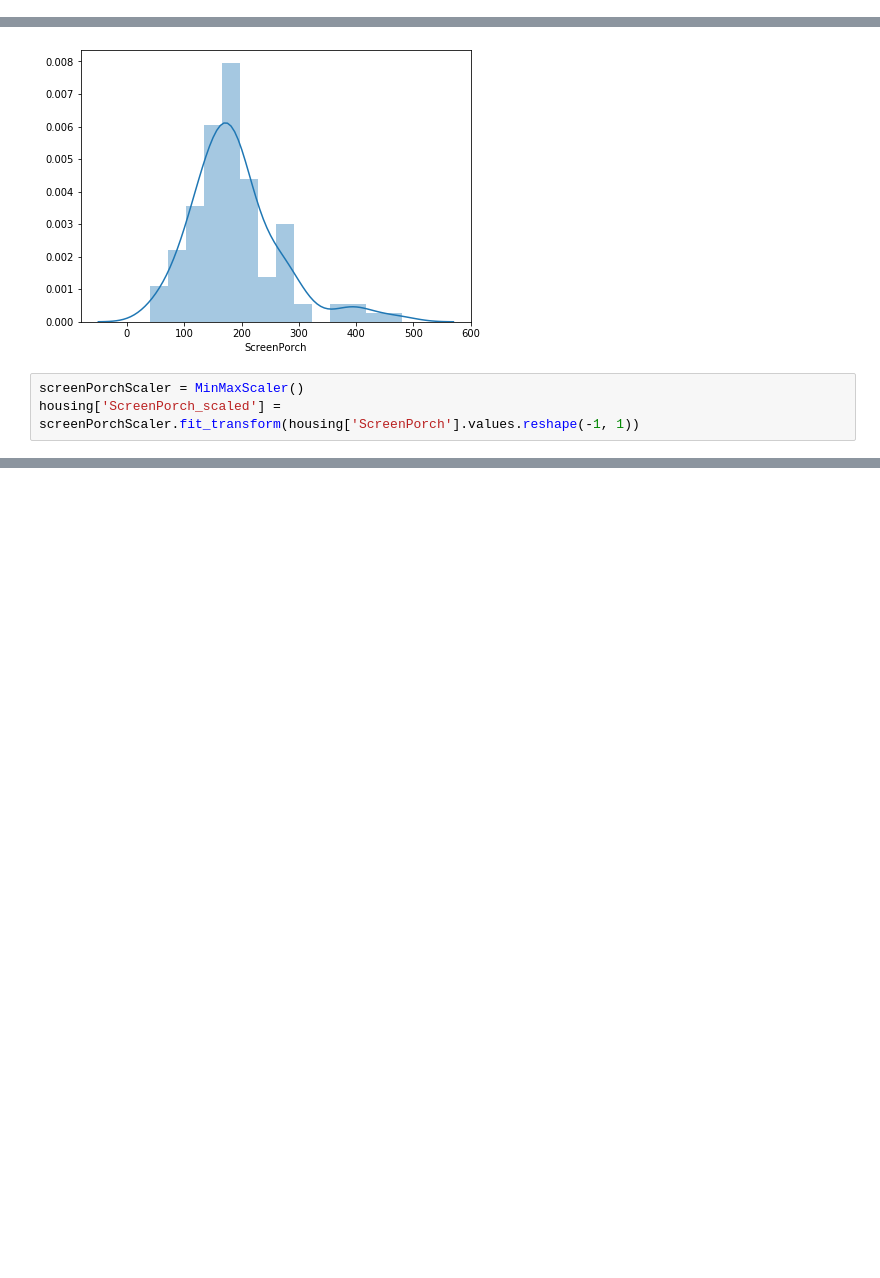
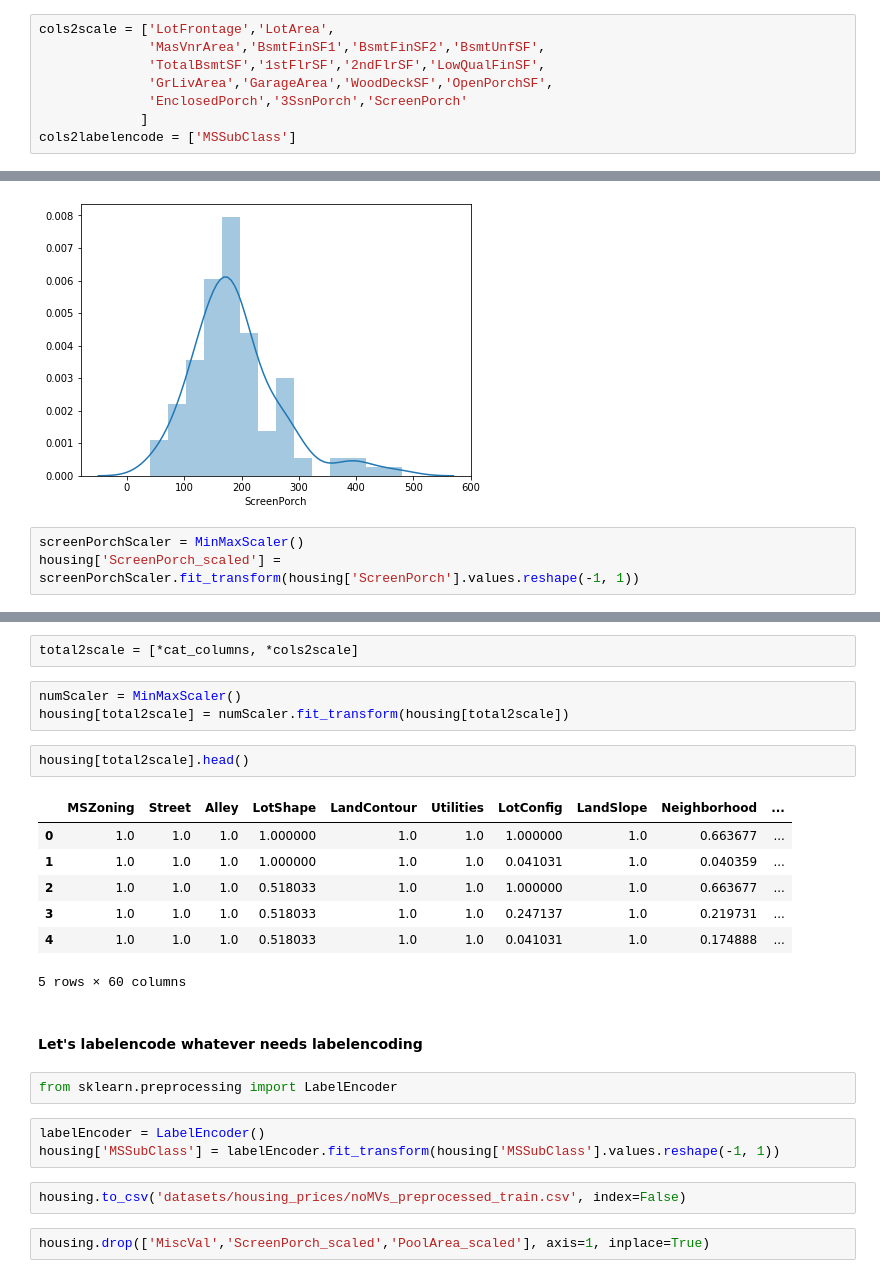
Before and after one commit to hernandezurbina/KaggleAdventures, a Jupyter notebook: HousingPrices.ipynb, the cells around one changed output, grey strips where cells are left out. Saved outputs shown, nothing was run; the diff lists cells and outputs as text; blank space fills up the shorter version.

Commit message:
Started training

```diff
--- a/HousingPrices.ipynb
+++ b/HousingPrices.ipynb
@@ -505,3 +502,11 @@ cols2labelencode = ['MSSubClass','OverallQual','OverallCond']
+# %%
+cols2scale = ['LotFrontage','LotArea',
+              'MasVnrArea','BsmtFinSF1','BsmtFinSF2','BsmtUnfSF',
+              'TotalBsmtSF','1stFlrSF','2ndFlrSF','LowQualFinSF',
+              'GrLivArea','GarageArea','WoodDeckSF','OpenPorchSF',
+              'EnclosedPorch','3SsnPorch','ScreenPorch'
+             ]
+cols2labelencode = ['MSSubClass']
 # %%
 housing[['PoolArea']].describe()
 # %% [output]
@@ -618,0 +603,26 @@ Name: YearBuilt, Length: 112, dtype: int64
+# %%
+total2scale = [*cat_columns, *cols2scale]
+# %%
+numScaler = MinMaxScaler()
+housing[total2scale] = numScaler.fit_transform(housing[total2scale])
+# %%
+housing[total2scale].head()
+# %% [output]
+|  | MSZoning | Street | Alley | LotShape | LandContour | Utilities | LotConfig | LandSlope | Neighborhood | ... |
+| 0 | 1.0 | 1.0 | 1.0 | 1.000000 | 1.0 | 1.0 | 1.000000 | 1.0 | 0.663677 | ... |
+| 1 | 1.0 | 1.0 | 1.0 | 1.000000 | 1.0 | 1.0 | 0.041031 | 1.0 | 0.040359 | ... |
+| 2 | 1.0 | 1.0 | 1.0 | 0.518033 | 1.0 | 1.0 | 1.000000 | 1.0 | 0.663677 | ... |
+| 3 | 1.0 | 1.0 | 1.0 | 0.518033 | 1.0 | 1.0 | 0.247137 | 1.0 | 0.219731 | ... |
+| 4 | 1.0 | 1.0 | 1.0 | 0.518033 | 1.0 | 1.0 | 0.041031 | 1.0 | 0.174888 | ... |
+5 rows × 60 columns
+# %% [markdown]
+#### Let's labelencode whatever needs labelencoding
+# %%
+from sklearn.preprocessing import LabelEncoder
+# %%
+labelEncoder = LabelEncoder()
+housing['MSSubClass'] = labelEncoder.fit_transform(housing['MSSubClass'].values.reshape(-1, 1))
+# %%
+housing.to_csv('datasets/housing_prices/noMVs_preprocessed_train.csv', index=False)
+# %%
+housing.drop(['MiscVal','ScreenPorch_scaled','PoolArea_scaled'], axis=1, inplace=True)
```
Also changed, not shown: parts of 35 cells of this notebook.
